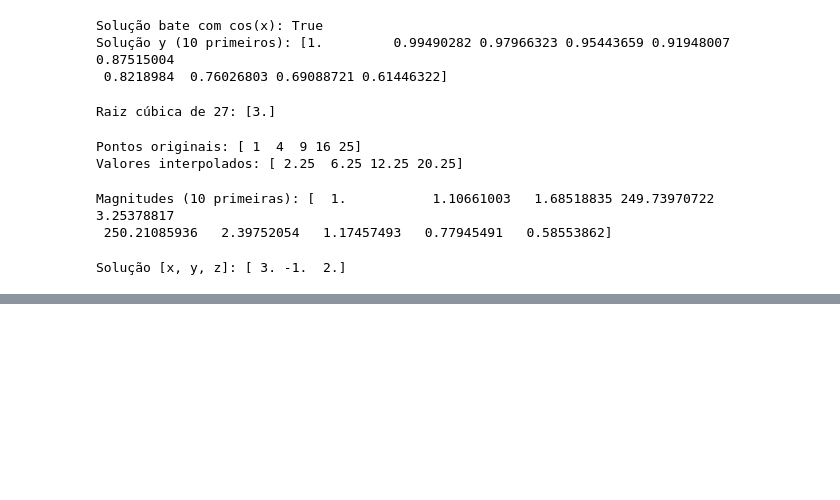
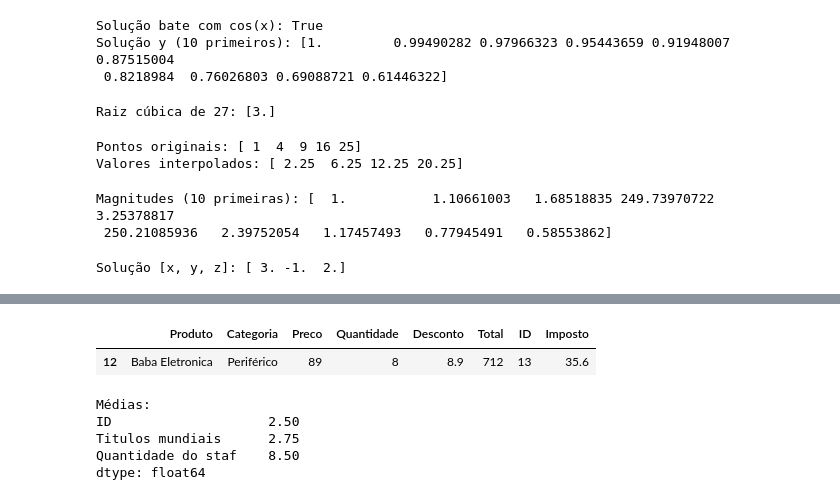
Before and after one commit to httpMatheus-dev/inteligencia-artificial-umc, a Jupyter notebook: Exercícios_DataScience_MatheusGabriel_6B_Noturno.ipynb, the cells around one changed output, grey strips where cells are left out. Saved outputs shown, nothing was run; the diff lists cells and outputs as text; code cells hidden in the pictures; blank space fills up the shorter version.

```diff
--- a/Exercícios_DataScience_MatheusGabriel_6B_Noturno.ipynb
+++ b/Exercícios_DataScience_MatheusGabriel_6B_Noturno.ipynb
@@ -678,0 +751,4 @@ Solução [x, y, z]: [ 3. -1.  2.]
+# %%
+# 4. Adicione uma coluna chamada Desconto ao DataFrame com 10% de desconto para todos os produtos.
+df_vendas['Desconto'] = df_vendas['Preco'] * 0.10
+print(df_vendas)
@@ -678,0 +821,4 @@ Solução [x, y, z]: [ 3. -1.  2.]
+# %%
+# 7. Crie uma nova coluna chamada Total que seja o produto entre as colunas Preco e Quantidade.
+df_vendas['Total'] = df_vendas['Preco'] * df_vendas['Quantidade']
+print(df_vendas)
@@ -678,0 +929,14 @@ Solução [x, y, z]: [ 3. -1.  2.]
+# %%
+# 14. Mescle dois DataFrames baseados em uma coluna comum chamada ID utilizando um join.
+#Vou criar primeiro a coluna ID
+df_vendas['ID'] = range(1, 14)
+#Criei um novo df
+fornecedores = {
+    'ID': [1, 2, 3, 4, 5, 6],
+    'Fornecedor': ['Logística Alfa','Suprimentos Beta','Indústria Gama','Metais Delta','Conexão Express','Distribuidora Ômega'],
+    'PrazoEntrega': [6, 2, 3, 4,5, 7]
+}
+df_fornecedores = pd.DataFrame(fornecedores)
+
+merge = pd.merge(df_vendas, df_fornecedores, on='ID', how='left')
+print(merge)
@@ -678,0 +990,4 @@ Solução [x, y, z]: [ 3. -1.  2.]
+# %%
+# 17. Adicione uma coluna ao DataFrame que calcule o imposto (5%) sobre o valor da coluna Total.
+df_vendas['Imposto'] = df_vendas['Total'] * 0.05
+print(df_vendas)
@@ -678,0 +1012,23 @@ Solução [x, y, z]: [ 3. -1.  2.]
+# %%
+# 18. Exiba apenas as linhas de um DataFrame onde o nome do produto comeca com a letra ”B”.
+df_vendas[df_vendas['Produto'].str.startswith('B')]
+# %% [output]
+|  | Produto | Categoria | Preco | Quantidade | Desconto | Total | ID | Imposto |
+| 12 | Baba Eletronica | Periférico | 89 | 8 | 8.9 | 712 | 13 | 35.6 |
+# %%
+# 19. Crie um DataFrame a partir de um dicionario de listas e calcule a media de cada coluna numerica.
+times_esports = {
+    'ID': [1, 2, 3, 4],
+    'Nome': ['Furia',' MIBR','SK Gaming','Luminosity Gaming'],
+    'Titulos mundiais': [0, 3, 2, 6],
+    'Quantidade do staf': [8, 5, 9, 12]
+}
+df_times = pd.DataFrame(times_esports)
+medias = df_times.mean(numeric_only=True)
+print(f'Médias:\n{medias}')
+# %% [output]
+Médias:
+ID                    2.50
+Titulos mundiais      2.75
+Quantidade do staf    8.50
+dtype: float64
```
Also changed, not shown: parts of 40 cells of this notebook.
